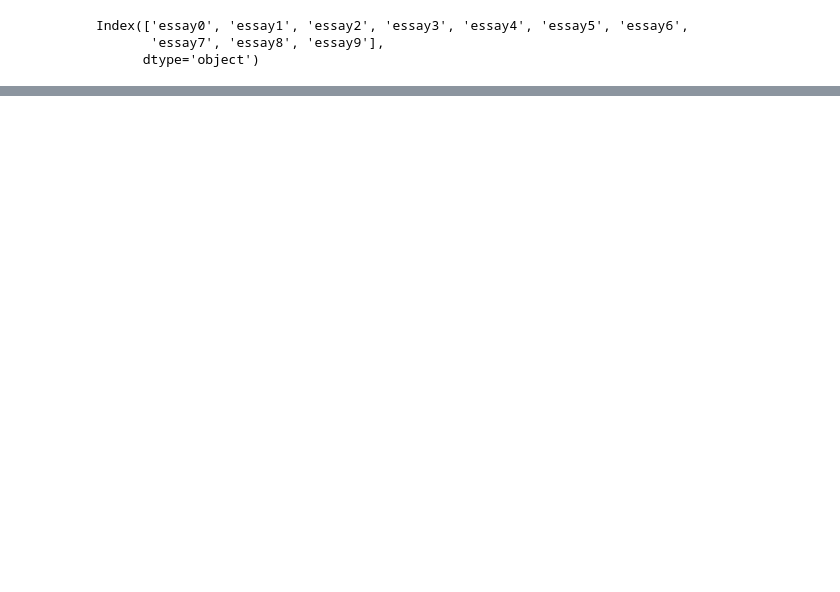
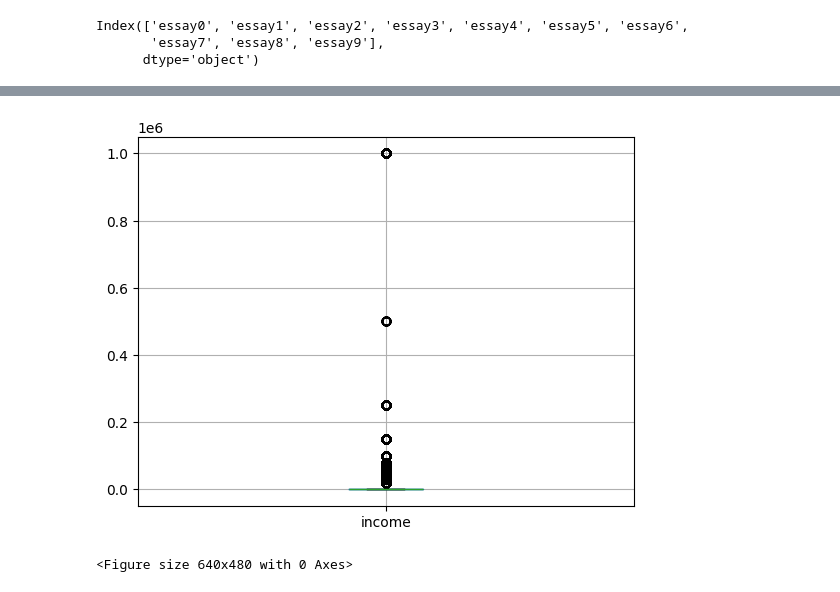
Before and after one commit to YSKAA423/OkCupid-Date-A-Scientist, a Jupyter notebook: Recommend_a_peer.ipynb, the cells around one changed output, grey strips where cells are left out. Cells and saved outputs as stored; diff of their text form; code cells hidden in the pictures; blank space fills up the shorter version.

```diff
--- a/Recommend_a_peer.ipynb
+++ b/Recommend_a_peer.ipynb
@@ -185,0 +346,7 @@ memory usage: 8.2+ MB
+# %%
+Ind[['income']].boxplot()
+plt.show()
+plt.clf()
+# %% [output]
+[figure, added]
+<Figure size 640x480 with 0 Axes>
```
Also changed, not shown: parts of 30 cells of this notebook.
